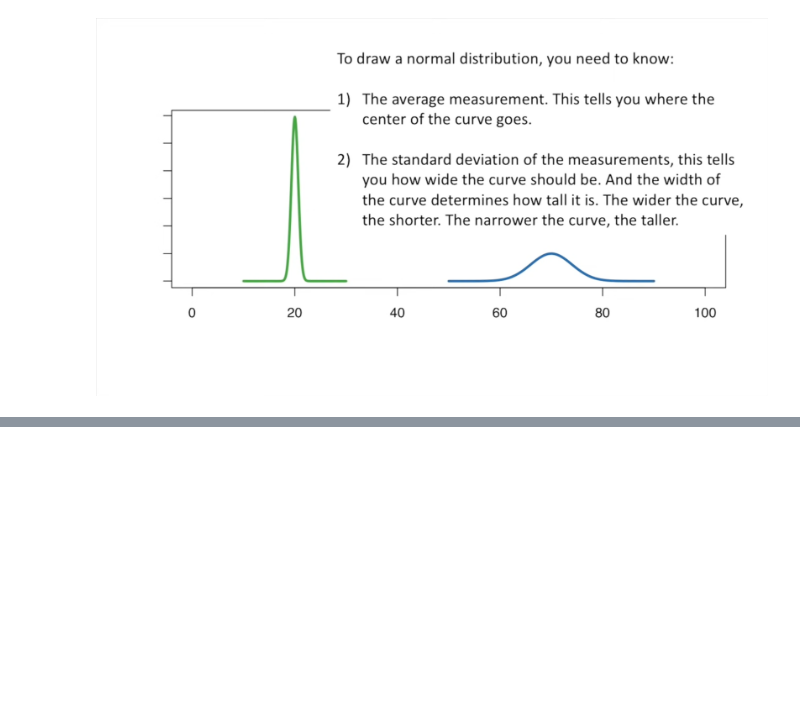
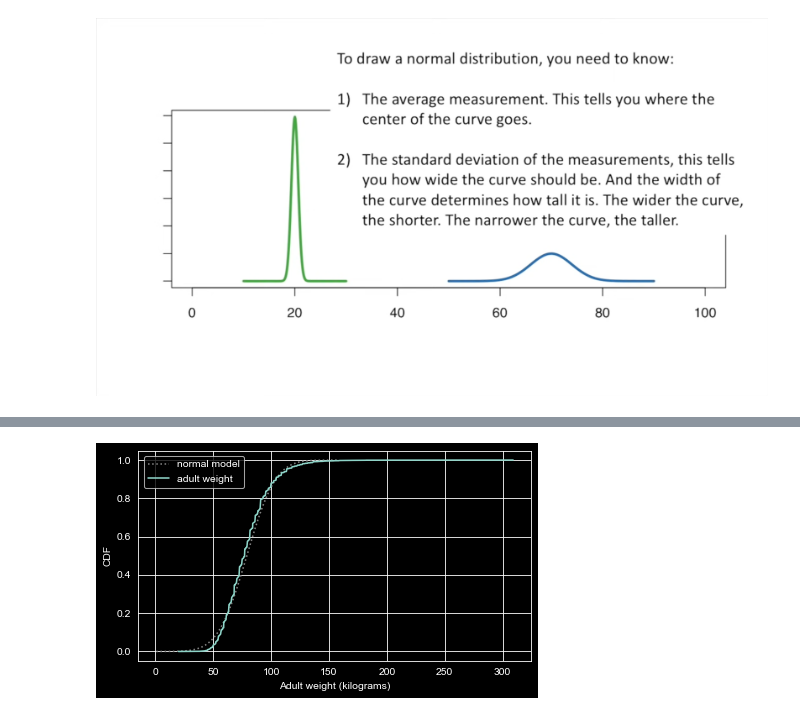
Before and after one commit to anp-exe/ThinkStats, a Jupyter notebook: my-work/Chapter5.ipynb, the cells around one changed output, grey strips where cells are left out. Saved outputs shown, nothing was run; the diff lists cells and outputs as text; code cells hidden in the pictures; blank space fills up the shorter version.

```diff
--- a/my-work/Chapter5.ipynb
+++ b/my-work/Chapter5.ipynb
@@ -283,0 +399,6 @@ https://www.youtube.com/watch?v=rzFX5NWojp0
+# %%
+from thinkstats import read_brfss
+
+os.chdir('../data')
+brfss = read_brfss()
+os.chdir('../my-work')
@@ -283,0 +411,7 @@ https://www.youtube.com/watch?v=rzFX5NWojp0
+# %%
+cdf_model = make_normal_model(adult_weights)
+cdf_adult_weights = Cdf.from_seq(adult_weights, name="adult weight")
+
+two_cdf_plots(cdf_model, cdf_adult_weights, xlabel="Adult weight (kilograms)")
+# %% [output]
+[figure, added]
```
Also changed, not shown: parts of 38 cells of this notebook.
